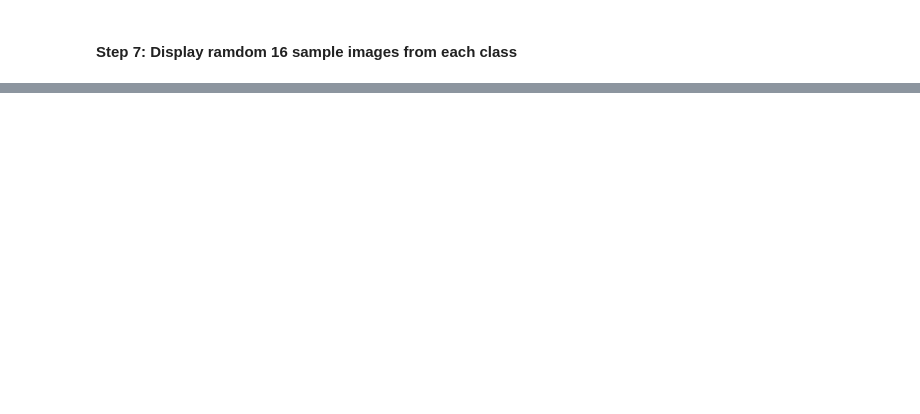
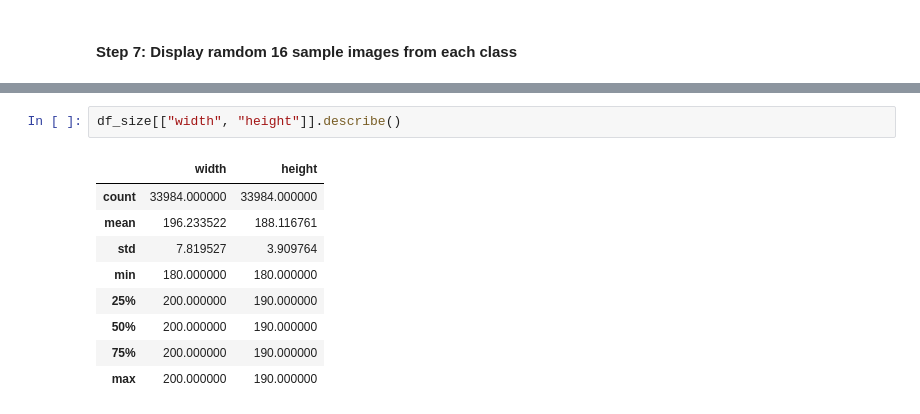
Before and after one commit to OGGary1996/Augmented_AlzheimerMRI_Classification, a Jupyter notebook: DataDistributionAnalysis.ipynb, the cells around one changed output, grey strips where cells are left out. Drawn from its saved outputs; the diff is of its cells as text; blank space fills up the shorter version.

```diff
--- a/DataDistributionAnalysis.ipynb
+++ b/DataDistributionAnalysis.ipynb
@@ -158,0 +221,12 @@ plt.show()
+# %%
+df_size[["width", "height"]].describe()
+# %% [output]
+|  | width | height |
+| count | 33984.000000 | 33984.000000 |
+| mean | 196.233522 | 188.116761 |
+| std | 7.819527 | 3.909764 |
+| min | 180.000000 | 180.000000 |
+| 25% | 200.000000 | 190.000000 |
+| 50% | 200.000000 | 190.000000 |
+| 75% | 200.000000 | 190.000000 |
+| max | 200.000000 | 190.000000 |
```
Also changed, not shown: parts of 12 cells of this notebook.
